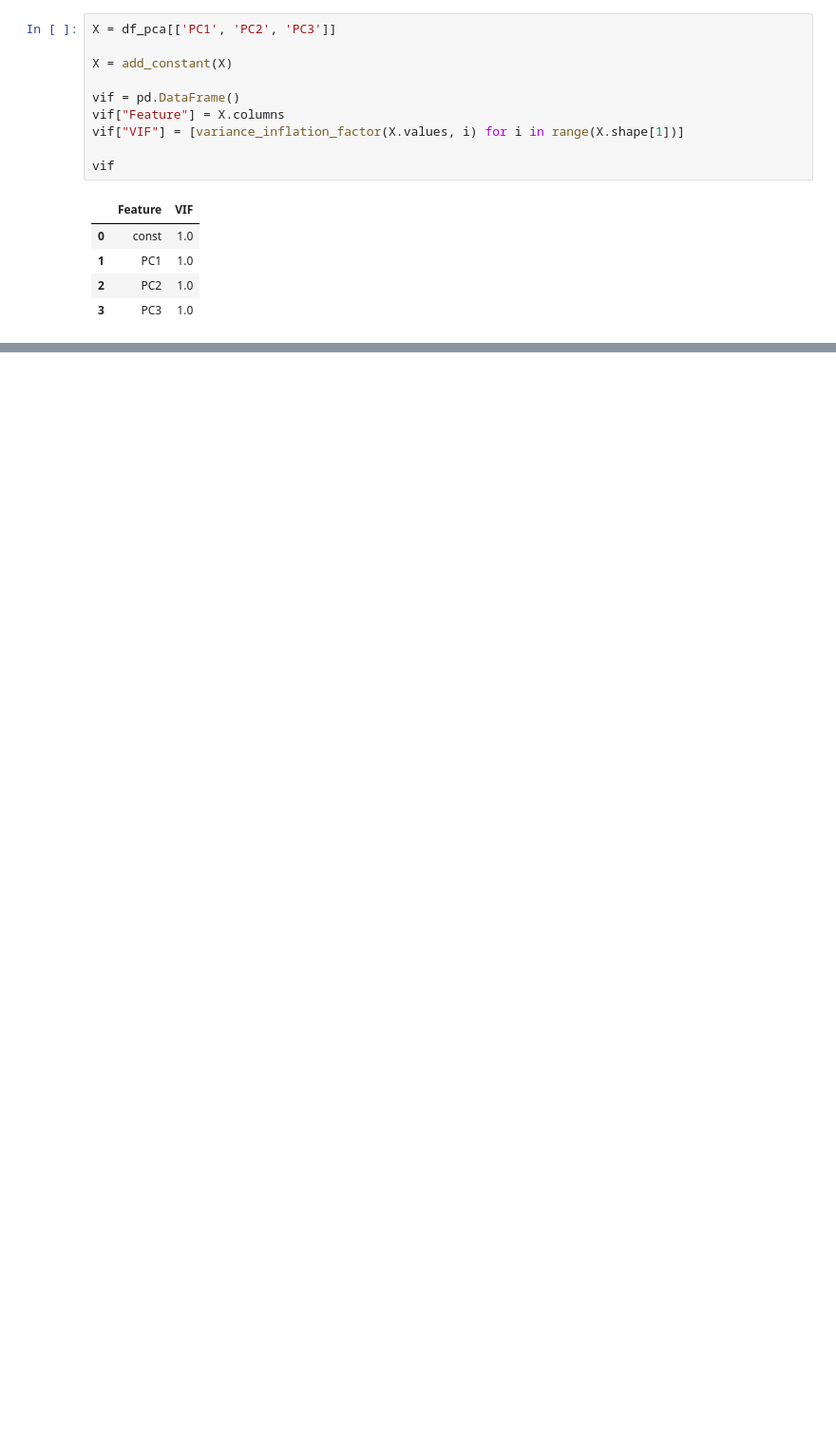
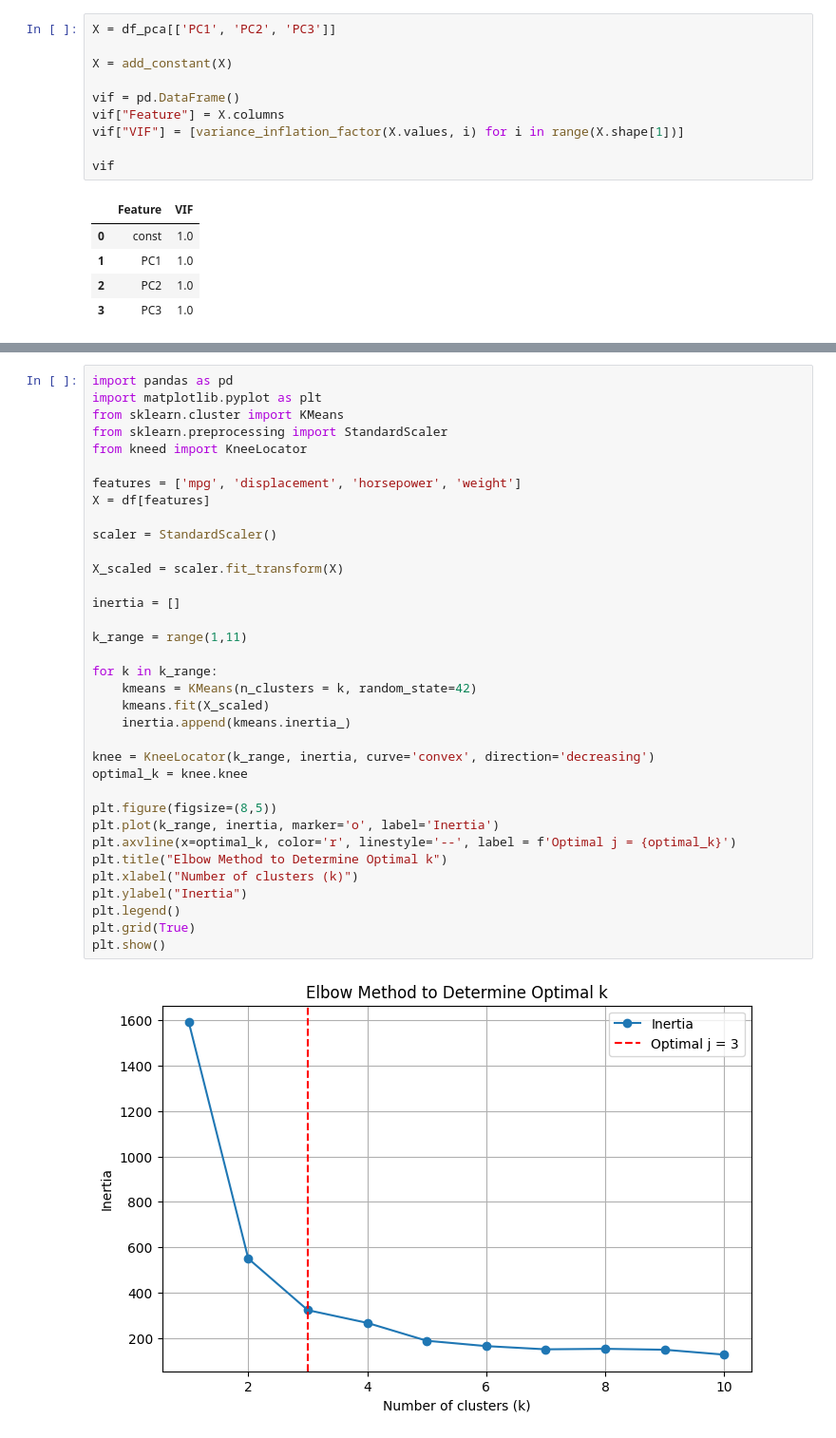
Before and after one commit to Jesus-PerezG/TC2004B-Jesus, a Jupyter notebook: notebooks/PCA_K-Means_cars.ipynb, the cells around one changed output, grey strips where cells are left out. Shown at 95% size. Saved outputs shown, nothing was run; the diff lists cells and outputs as text; blank space fills up the shorter version.

```diff
--- a/notebooks/PCA_cars.ipynb
+++ b/notebooks/PCA_K-Means_cars.ipynb
@@ -237,0 +294,37 @@ vif
+# %%
+import pandas as pd
+import matplotlib.pyplot as plt
+from sklearn.cluster import KMeans
+from sklearn.preprocessing import StandardScaler
+from kneed import KneeLocator
+
+features = ['mpg', 'displacement', 'horsepower', 'weight']
+X = df[features]
+
+scaler = StandardScaler()
+
+X_scaled = scaler.fit_transform(X)
+
+inertia = []
+
+k_range = range(1,11)
+
+for k in k_range:
+    kmeans = KMeans(n_clusters = k, random_state=42)
+    kmeans.fit(X_scaled)
+    inertia.append(kmeans.inertia_)
+
+knee = KneeLocator(k_range, inertia, curve='convex', direction='decreasing')
+optimal_k = knee.knee
+
+plt.figure(figsize=(8,5))
+plt.plot(k_range, inertia, marker='o', label='Inertia')
+plt.axvline(x=optimal_k, color='r', linestyle='--', label = f'Optimal j = {optimal_k}')
+plt.title("Elbow Method to Determine Optimal k")
+plt.xlabel("Number of clusters (k)")
+plt.ylabel("Inertia")
+plt.legend()
+plt.grid(True)
+plt.show()
+# %% [output]
+[figure, added]
```
Also changed, not shown: parts of 8 cells of this notebook, 4 other files.
